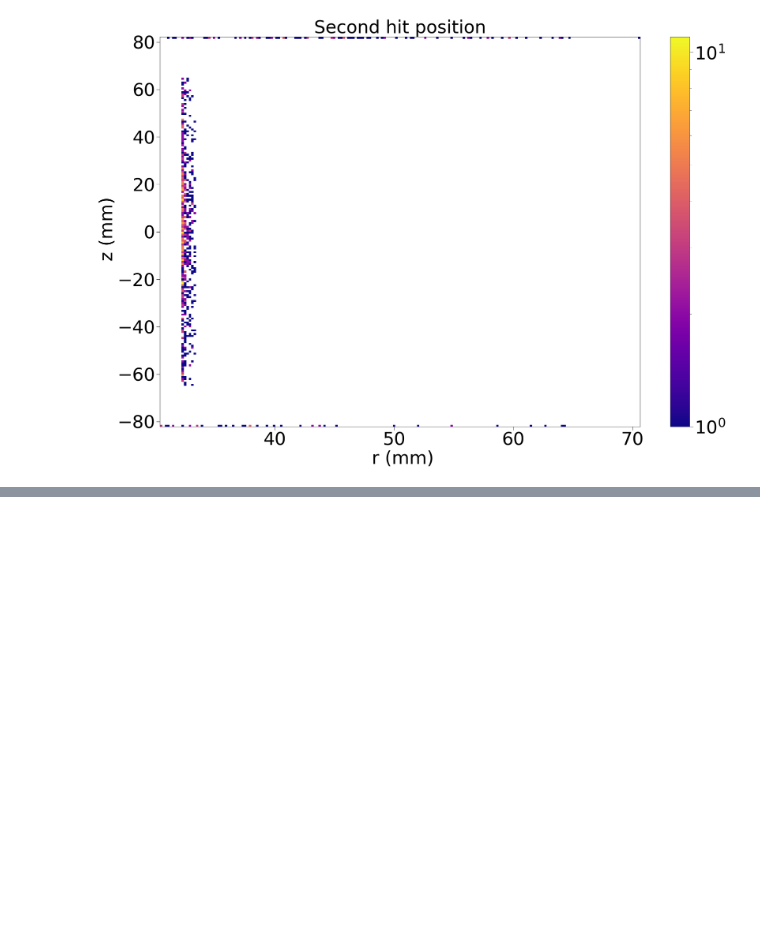
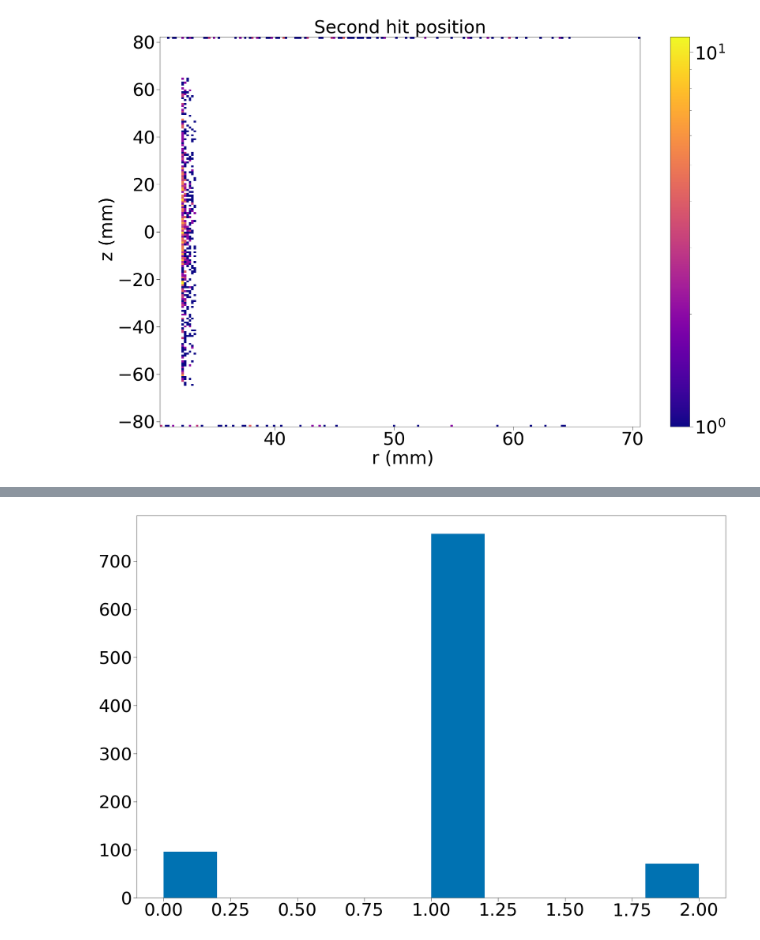
Before and after one commit to Isaac-Hirsch/10TeVMCDataAnalysis, a Jupyter notebook: doubleLayerFiltering/Double-Layer Filtering.ipynb, the cells around one changed output, grey strips where cells are left out. Saved outputs shown, nothing was run; the diff lists cells and outputs as text; code cells hidden in the pictures; blank space fills up the shorter version.

```diff
--- a/doubleLayerFiltering/Double-Layer Filtering.ipynb
+++ b/doubleLayerFiltering/Double-Layer Filtering.ipynb
@@ -147,0 +177,4 @@ plot2DHistogram(hit["r"][firstLayerMask | secondLayerMask],hit["z"][firstLayerMa
+# %%
+plot1DHistogram(np.sum(mask[1],axis=0),bins=10)
+# %% [output]
+[figure, added]
```
Also changed, not shown: parts of 26 cells of this notebook.
